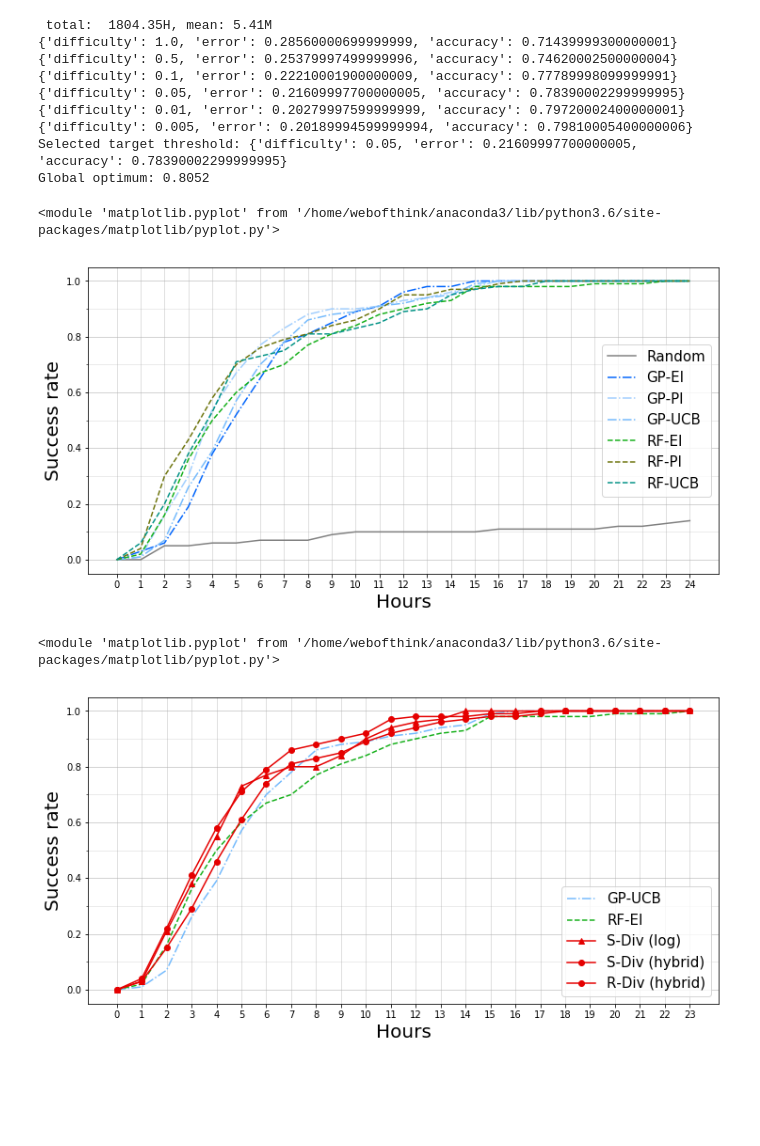
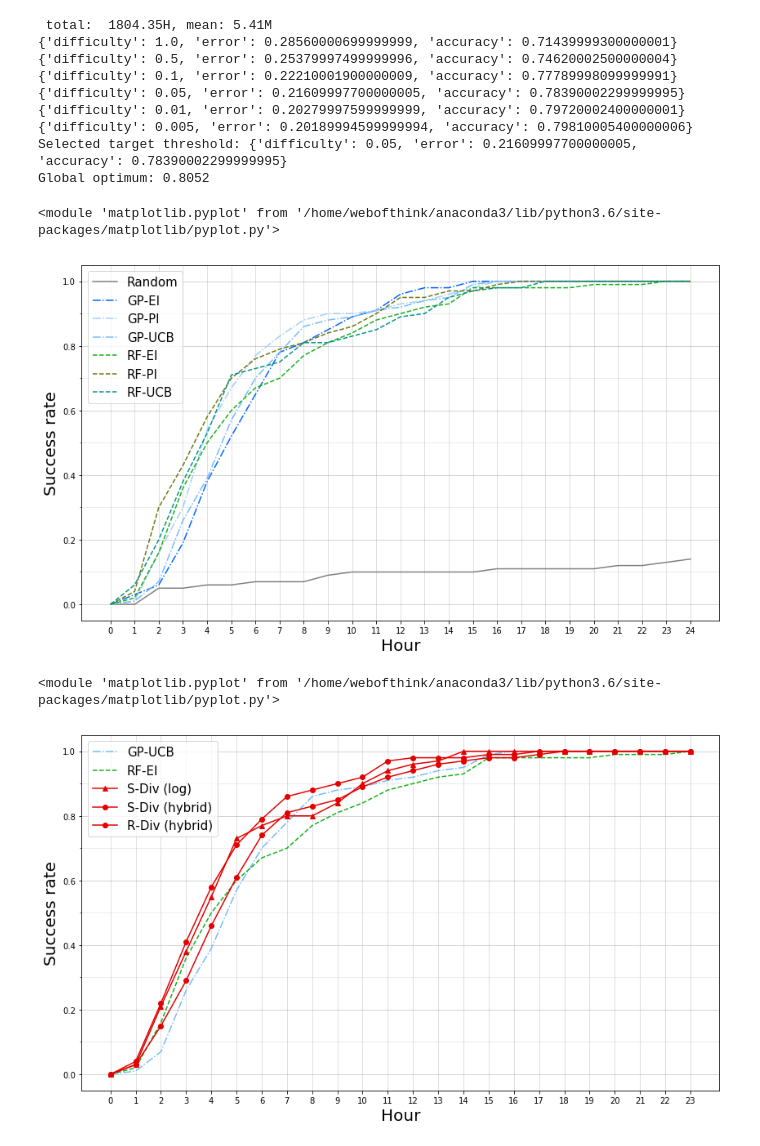
Before and after one commit to yongjinkim49/ecml, a Jupyter notebook: results/[ICML19] CIFAR10-VGG performance evaluation.ipynb, the cells around one changed output. Saved outputs shown, nothing was run; the diff lists cells and outputs as text; code cells hidden in the pictures; blank space fills up the shorter version.

Commit message:
update visualization code

```diff
--- a/results/[ICML19] CIFAR10-VGG performance evaluation.ipynb
+++ b/results/[ICML19] CIFAR10-VGG performance evaluation.ipynb
@@ -45,38 +45,38 @@ Global optimum: 0.8052
 results = {}
 opt_secs = 86400
 postfix = ".HPO_emulator({})".format(num_trials)
-path = "./{}/T{}S/".format(dataset, opt_secs)
+s_path = "./{}/T{}S/".format(dataset, opt_secs)
 basic_bo = ['GP-EI', 'GP-PI', 'GP-UCB',
               'RF-EI', 'RF-PI', 'RF-UCB' ]
 rand = ['Random']
 sdivs = ['S-Div (log)', 'S-Div (hybrid)','R-Div (hybrid)']#['S-Div', 'S-Div (log)', 'S-Div (hybrid)']
 ada = []#['GP-Hedge']
 
-results['Random'] = load_json(path + 'RANDOM-RANDOM' + postfix + '.json')
+results['Random'] = load_json(s_path + 'RANDOM-RANDOM' + postfix + '.json')
 
 for opt in basic_bo:
-    results[opt] = load_json(path + opt + postfix + '.json')
+    results[opt] = load_json(s_path + opt + postfix + '.json')
 
-#results['S-Div'] = load_json(path + 'DIV-SEQ-pure' + postfix + '.json')
-results['S-Div (log)'] = load_json(path + 'DIV-SEQ.log' + postfix + '.json')
-results['S-Div (hybrid)'] = load_json(path + 'DIV-SEQ.hybrid' + postfix + '.json')
-results['R-Div (hybrid)'] = load_json(path + 'DIV-RANDOM.hybrid' + postfix + '.json')
-#results['GP-Hedge'] = load_json(path + 'DIV-BO-HEDGE.hedge3' + postfix + '.json')
+#results['S-Div'] = load_json(s_path + 'DIV-SEQ-pure' + postfix + '.json')
+results['S-Div (log)'] = load_json(s_path + 'DIV-SEQ.log' + postfix + '.json')
+results['S-Div (hybrid)'] = load_json(s_path + 'DIV-SEQ.hybrid' + postfix + '.json')
+results['R-Div (hybrid)'] = load_json(s_path + 'DIV-RANDOM.hybrid' + postfix + '.json')
+#results['GP-Hedge'] = load_json(s_path + 'DIV-BO-HEDGE.hedge3' + postfix + '.json')
 # %%
 draw_success_rate_fig(results, s['accuracy'], 25, step_size=1,
-                                              criteria='Hours',  indi=rand+basic_bo,  ada=ada, width=12, height=6 )
+                                              x_unit='Hour',  indi=rand+basic_bo,  ada=ada, width=14, height=8 )
 # %% [output]
 <module 'matplotlib.pyplot' from '/home/webofthink/anaconda3/lib/python3.6/site-packages/matplotlib/pyplot.py'>
-[figure, old version]
+[figure, new version]
 # %%
 bounds = ['GP-UCB', 'RF-EI']
 draw_success_rate_fig(results, s['accuracy'], 24,
-                                              criteria='Hours', step_size=1,
+                                              x_unit='Hour', step_size=1,
                                                indi=bounds,  div=sdivs,
-                                                  width=12, height=6, num_runs=num_trials )
+                                                  width=14, height=8, num_runs=num_trials )
 # %% [output]
 <module 'matplotlib.pyplot' from '/home/webofthink/anaconda3/lib/python3.6/site-packages/matplotlib/pyplot.py'>
-[figure, old version]
+[figure, new version]
 # %%
 selected = rand + sdivs + bounds
 draw_best_error_curve(results, selected, 100,
```
Also changed, not shown: parts of 11 cells of this notebook, 5 other files.
